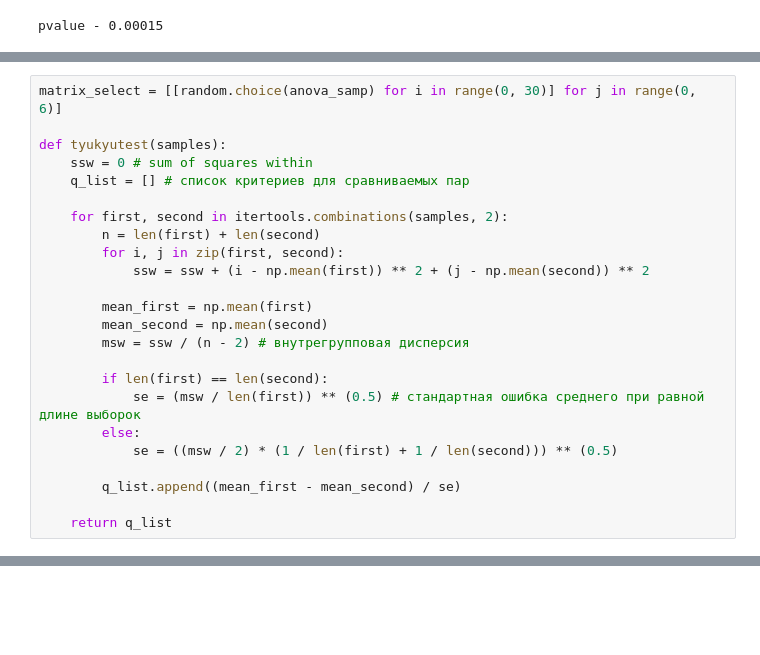
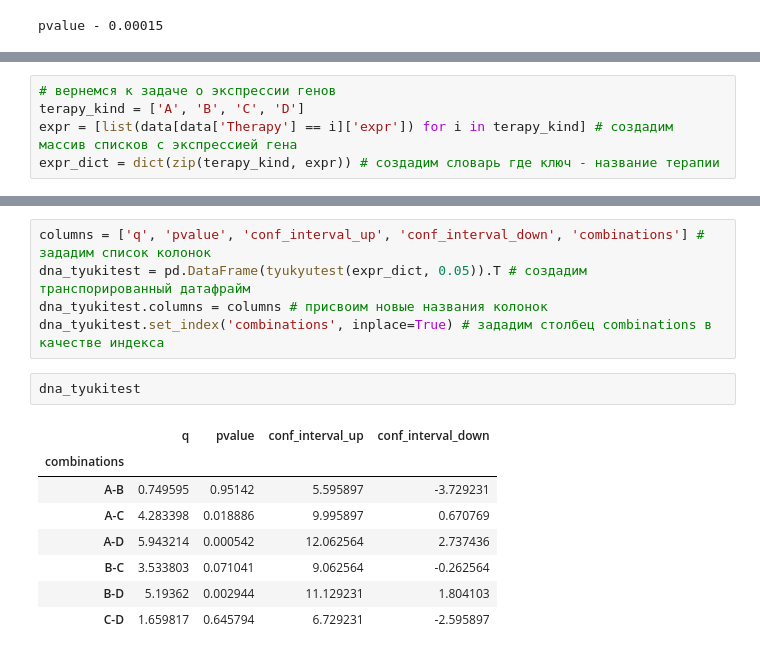
Before and after one commit to LeonidShturmin/stepikcourse, a Jupyter notebook: mathstat.ipynb, the cells around one changed output, grey strips where cells are left out. Cells and saved outputs as stored; diff of their text form; blank space fills up the shorter version.

```diff
--- a/mathstat.ipynb
+++ b/mathstat.ipynb
@@ -1209,24 +1197,0 @@ expr = [np.array(data[data['Therapy'] == i]['expr']) for i in terapy_kind]
-# %%
-matrix_select = [[random.choice(anova_samp) for i in range(0, 30)] for j in range(0, 6)]
-
-def tyukyutest(samples):
-    ssw = 0 # sum of squares within
-    q_list = [] # список критериев для сравниваемых пар
-
-    for first, second in itertools.combinations(samples, 2):
-        n = len(first) + len(second)
-        for i, j in zip(first, second):
-            ssw = ssw + (i - np.mean(first)) ** 2 + (j - np.mean(second)) ** 2
-
-        mean_first = np.mean(first)
-        mean_second = np.mean(second)
-        msw = ssw / (n - 2) # внутрегрупповая дисперсия
-
-        if len(first) == len(second):
-            se = (msw / len(first)) ** (0.5) # стандартная ошибка среднего при равной длине выборок
-        else:
-            se = ((msw / 2) * (1 / len(first) + 1 / len(second))) ** (0.5)
-
-        q_list.append((mean_first - mean_second) / se)
-
-    return q_list
@@ -1241,0 +1209,5 @@ tyukyutest(expr)
+# %%
+# вернемся к задаче о экспрессии генов
+terapy_kind = ['A', 'B', 'C', 'D']
+expr = [list(data[data['Therapy'] == i]['expr']) for i in terapy_kind] # создадим массив списков с экспрессией гена
+expr_dict = dict(zip(terapy_kind, expr)) # создадим словарь где ключ - название терапии
@@ -1241,0 +1257,16 @@ tyukyutest(expr)
+# %%
+columns = ['q', 'pvalue', 'conf_interval_up', 'conf_interval_down', 'combinations'] # зададим список колонок
+dna_tyukitest = pd.DataFrame(tyukyutest(expr_dict, 0.05)).T # создадим транспорированный датафрайм
+dna_tyukitest.columns = columns # присвоим новые названия колонок
+dna_tyukitest.set_index('combinations', inplace=True) # зададим столбец combinations в качестве индекса
+# %%
+dna_tyukitest
+# %% [output]
+|  | q | pvalue | conf_interval_up | conf_interval_down |
+| combinations |  |  |  |  |
+| A-B | 0.749595 | 0.95142 | 5.595897 | -3.729231 |
+| A-C | 4.283398 | 0.018886 | 9.995897 | 0.670769 |
+| A-D | 5.943214 | 0.000542 | 12.062564 | 2.737436 |
+| B-C | 3.533803 | 0.071041 | 9.062564 | -0.262564 |
+| B-D | 5.19362 | 0.002944 | 11.129231 | 1.804103 |
+| C-D | 1.659817 | 0.645794 | 6.729231 | -2.595897 |
```
Also changed, not shown: parts of 78 cells of this notebook.
